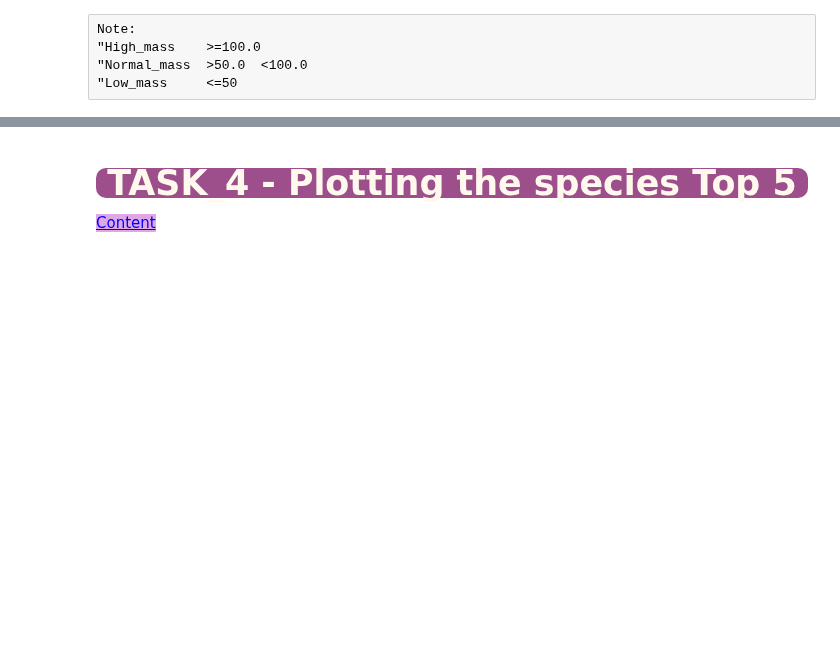
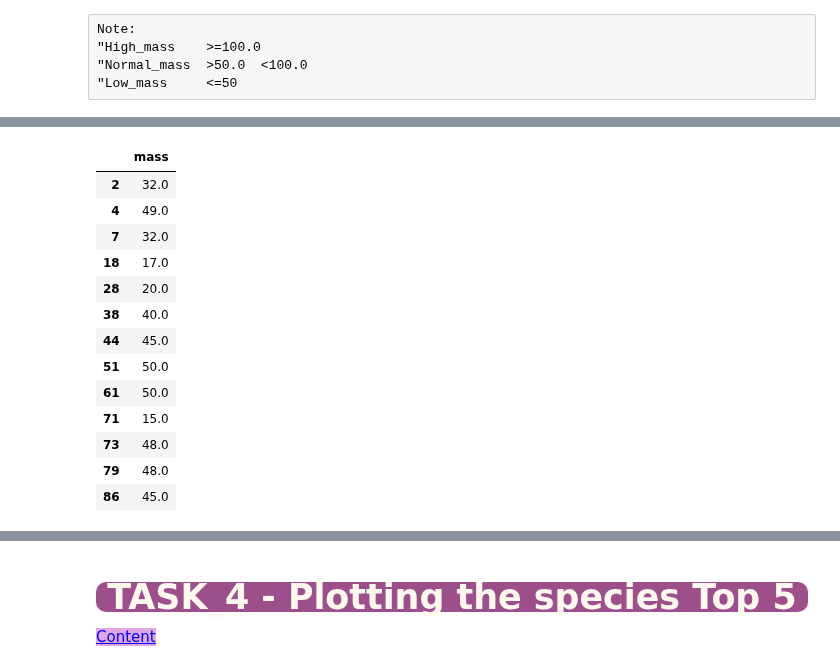
Before and after one commit to iceyisaak/clarusway_ds, a Jupyter notebook: Student_Star_Wars_Characters_assignment_1 (matplotlib)_V02.ipynb, the cells around one changed output, grey strips where cells are left out. Cells and saved outputs as stored; diff of their text form; code cells hidden in the pictures; blank space fills up the shorter version.

```diff
--- a/Student_Star_Wars_Characters_assignment_1 (matplotlib)_V02.ipynb
+++ b/Student_Star_Wars_Characters_assignment_1 (matplotlib)_V02.ipynb
@@ -392,0 +432,17 @@ Name: mass, Length: 87, dtype: object
+# %%
+display(Low_mass)
+# %% [output]
+|  | mass |
+| 2 | 32.0 |
+| 4 | 49.0 |
+| 7 | 32.0 |
+| 18 | 17.0 |
+| 28 | 20.0 |
+| 38 | 40.0 |
+| 44 | 45.0 |
+| 51 | 50.0 |
+| 61 | 50.0 |
+| 71 | 15.0 |
+| 73 | 48.0 |
+| 79 | 48.0 |
+| 86 | 45.0 |
```
Also changed, not shown: parts of 11 cells of this notebook.
